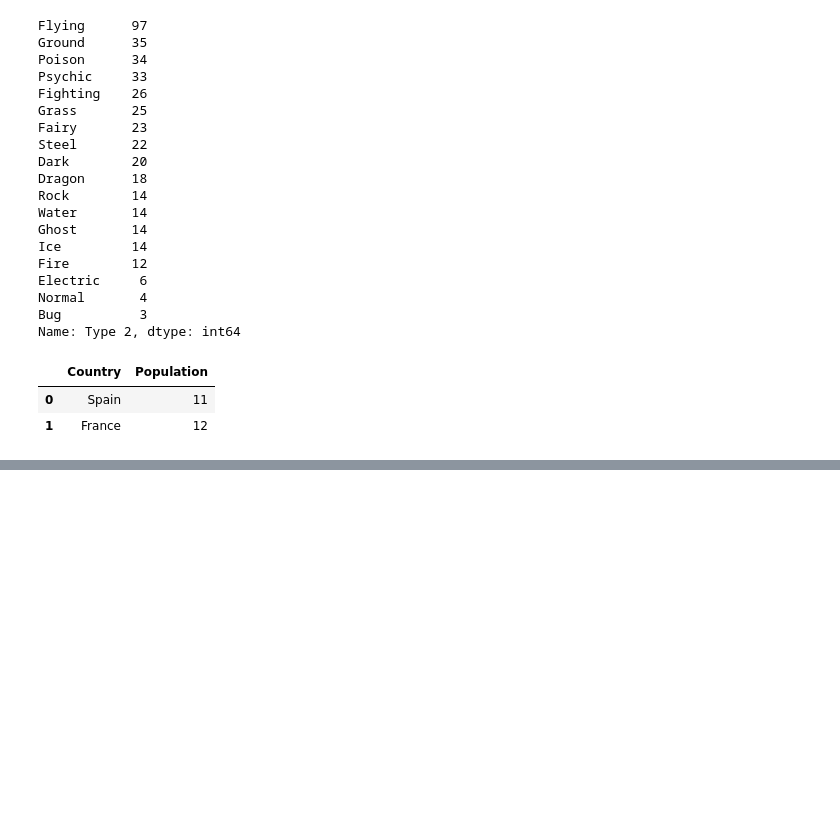
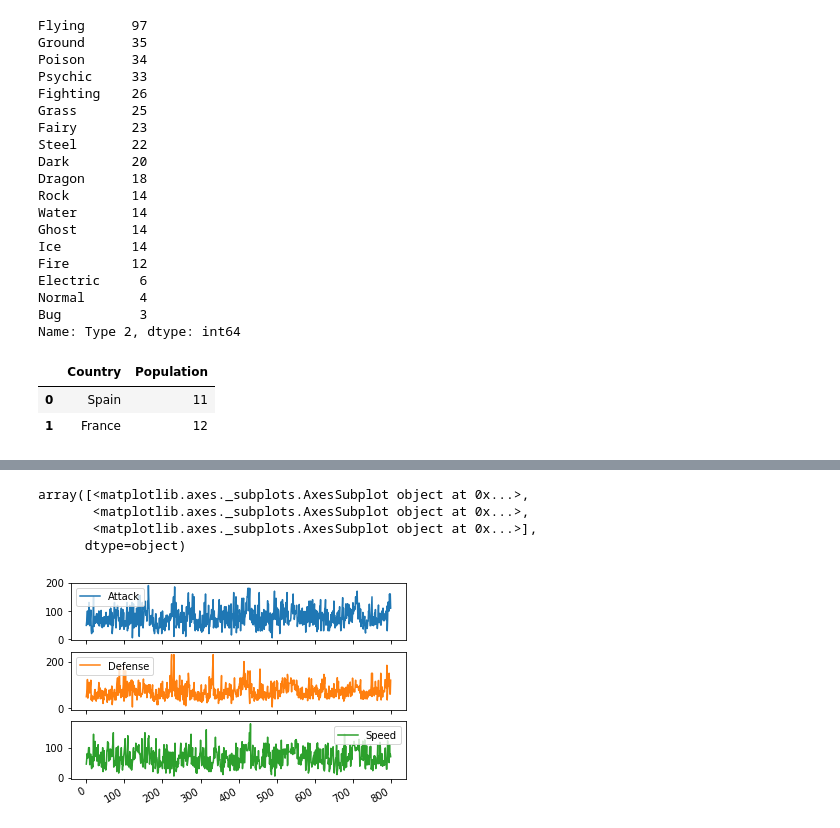
Before and after one commit to innovator-arjun/DataScience-Learning, a Jupyter notebook: Pokemon - Prediction/pokemon combat prediction.ipynb, the cells around one changed output, grey strips where cells are left out. Drawn from its saved outputs; the diff is of its cells as text; code cells hidden in the pictures; blank space fills up the shorter version.

```diff
--- a/Pokemon - Prediction/pokemon combat prediction.ipynb
+++ b/Pokemon - Prediction/pokemon combat prediction.ipynb
@@ -655,0 +671,8 @@ df
+# %%
+data1.plot(subplots=True)
+# %% [output]
+array([<matplotlib.axes._subplots.AxesSubplot object at 0x...>,
+       <matplotlib.axes._subplots.AxesSubplot object at 0x...>,
+       <matplotlib.axes._subplots.AxesSubplot object at 0x...>],
+      dtype=object)
+[figure, added]
```
Also changed, not shown: parts of 4 cells of this notebook.
